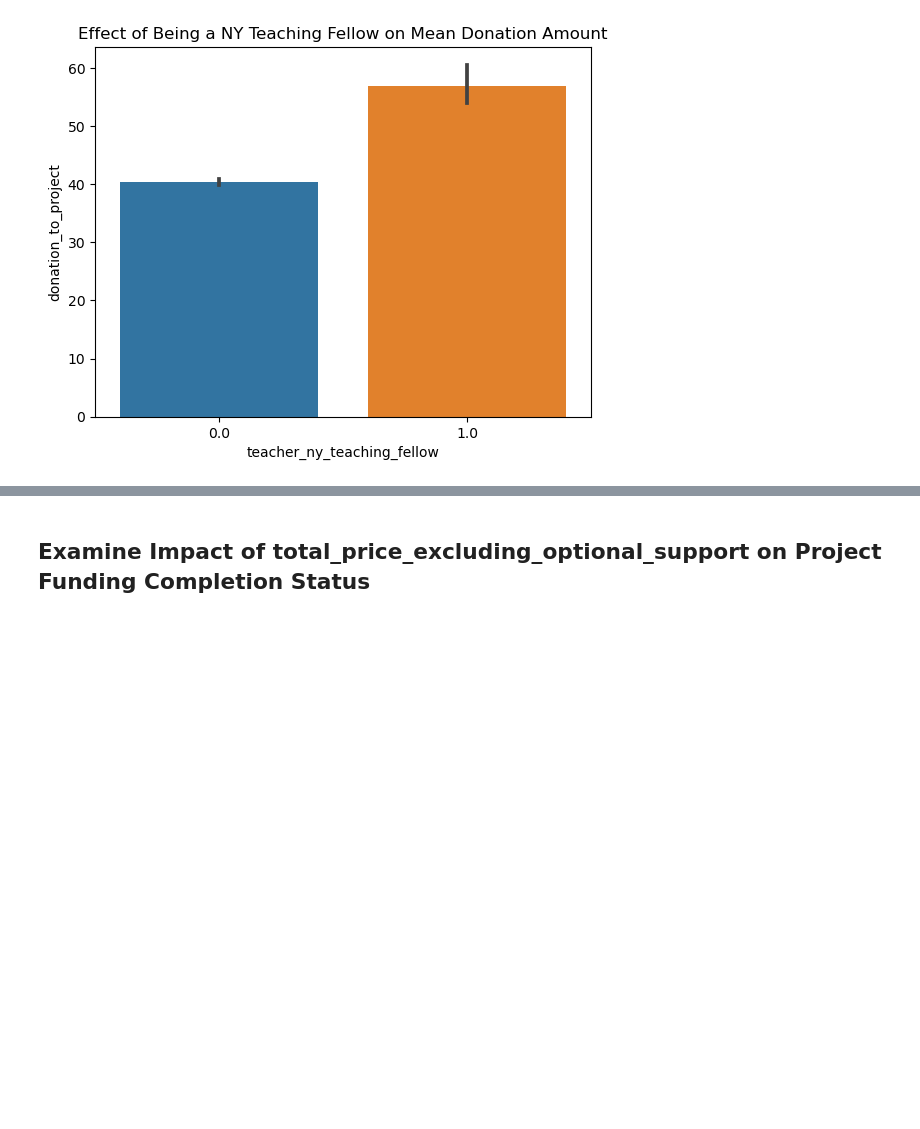
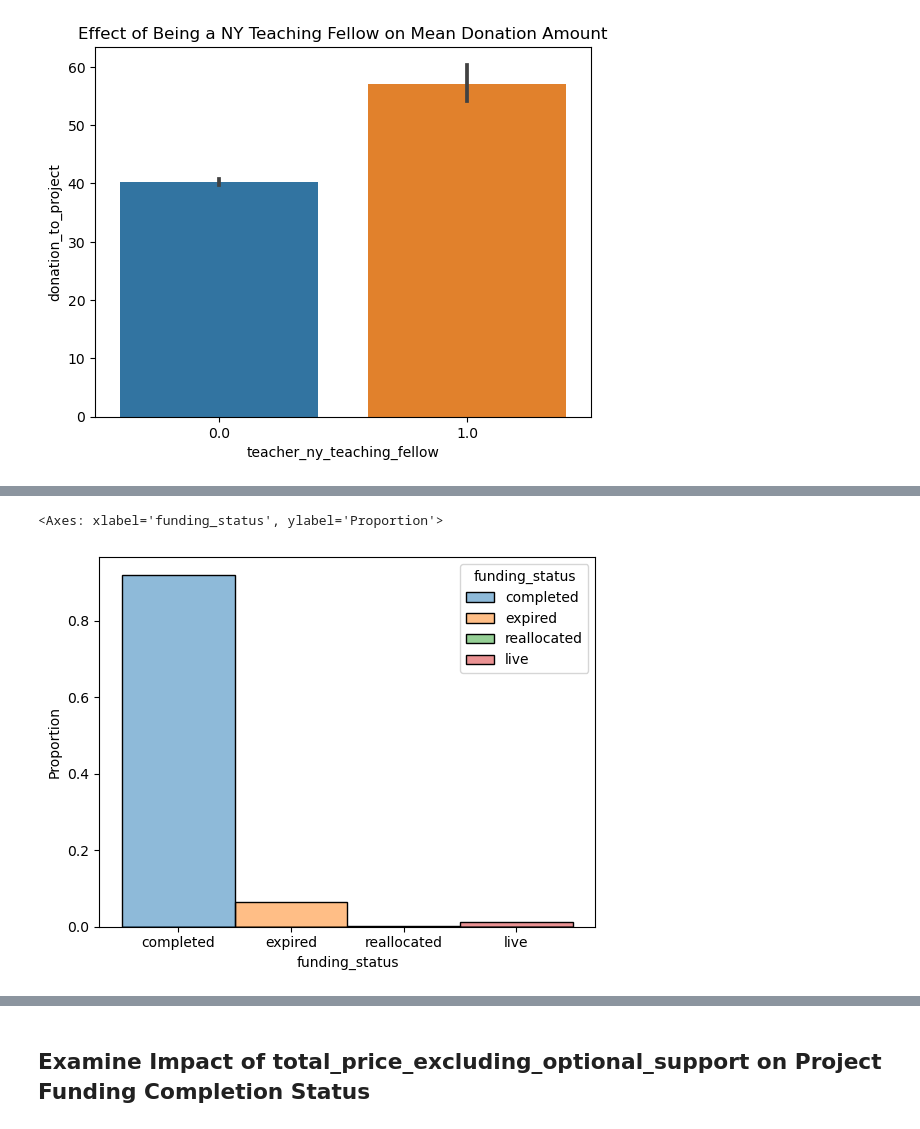
Before and after one commit to wallychang88/pythonforbusiness, a Jupyter notebook: Project_starterFile.ipynb, the cells around one changed output, grey strips where cells are left out. Saved outputs shown, nothing was run; the diff lists cells and outputs as text; code cells hidden in the pictures; blank space fills up the shorter version.

```diff
--- a/Project_starterFile.ipynb
+++ b/Project_starterFile.ipynb
@@ -140,0 +144,5 @@ plt.show()
+# %%
+sns.histplot(combined_df[combined_df['teacher_ny_teaching_fellow'] == 1], x='funding_status', hue='funding_status', stat='proportion')
+# %% [output]
+<Axes: xlabel='funding_status', ylabel='Proportion'>
+[figure, added]
```
Also changed, not shown: parts of 6 cells of this notebook.
